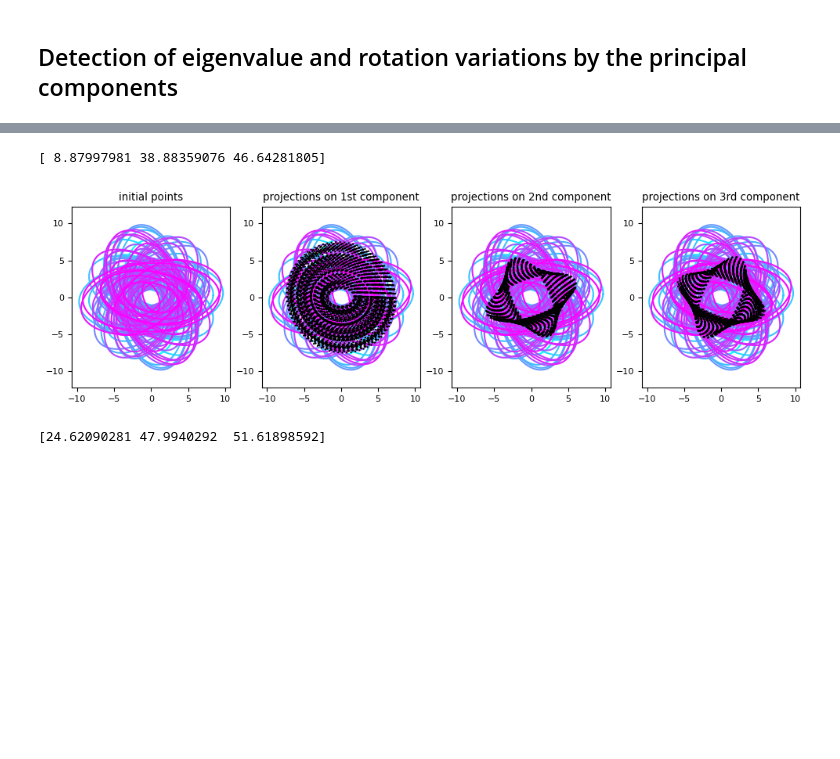
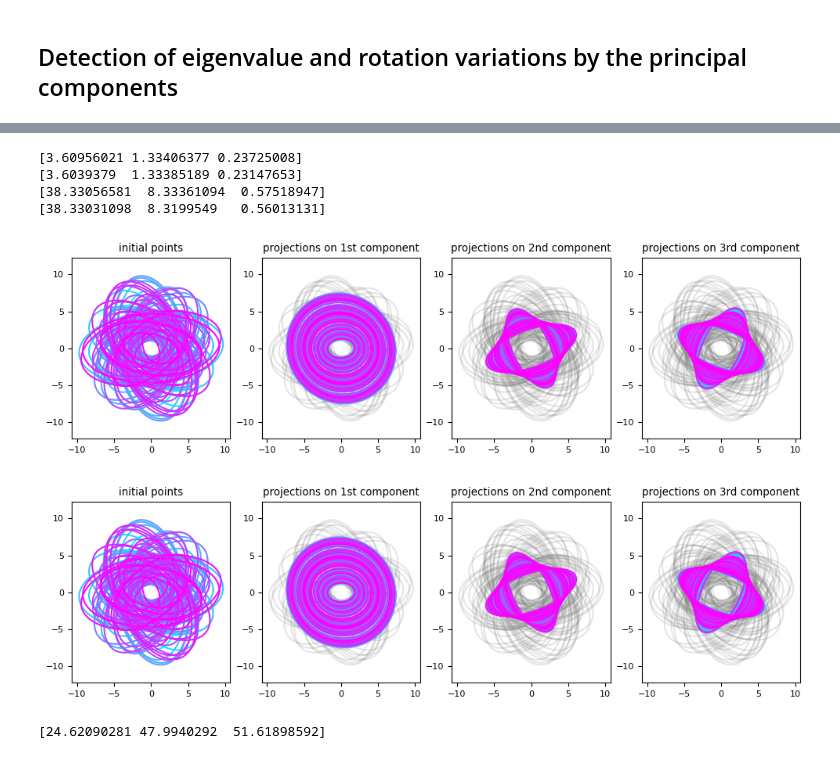
Before and after one commit to alebrigant/bures-wasserstein-gpca, a Jupyter notebook: examples/pga_and_spectral_decomposition.ipynb, the cells around one changed output, grey strips where cells are left out. Cells and saved outputs as stored; diff of their text form; code cells hidden in the pictures; blank space fills up the shorter version.

```diff
--- a/examples/pga_and_spectral_decomposition.ipynb
+++ b/examples/pga_and_spectral_decomposition.ipynb
@@ -17,12 +19,13 @@ from tools.compute import make_rotation_2d
 
 The Bures Wasserstein distance between two SPD matrices that are diagonalizable in the same orthonormal basis is the Euclidean distance between the vectors of their eigenvalues square roots. Thus we verify that PGA on a set of SPD matrices that are diagonalizable in the same basis is equivalent to Euclidean PCA on their eigenvalues square roots. We randomly generate diagonal SPD matrices, perform PGA and plot the results. Each SPD matrix is represented by the image of the circle by the linear transformation of the plane induced by the matrix, i.e., an ellipse.
 # %%
-n_points = 50
-seig_1 = np.random.uniform(high=2, size=n_points)
-seig_2 = np.random.uniform(high=1, size=n_points)
-eig_1 = seig_1 ** 2
-eig_2 = seig_2 ** 2
-points_spd = np.stack([np.diag([eig_1i, eig_2i]) for (eig_1i, eig_2i) in zip(eig_1, eig_2)])
+dim = 2
+n = 9
+e1 = np.linspace(1., np.sqrt(3), n)
+e2 = np.linspace(1., np.sqrt(2), n)
+ee = np.meshgrid(e1, e2)
+eig_sq_roots = np.stack(ee).T.reshape((n ** 2, dim))
+points_spd = np.stack([np.diag(eig_sq_roots[i] ** 2) for i in range(n**2)])
 # %%
 pga = BuresWassersteinPGA(dim=2).fit(points_spd)
 print(pga['message'])
@@ -97,6 +131,9 @@ def pga_with_respect_to_spectral_decomposition(n_points, eig_min, eig_max, angle
     points_spd = np.stack([rot @ diag_mat @ rot.T for (rot, diag_mat) in zip(rotations, diag_mats)])
 
     pca = BuresWassersteinPGA(2).fit(points_spd)
-    plot_results(points_spd, pca)
-    return pca
+    plot_results_1(points_spd, pca)
+
+    tpca = BuresWassersteinTPCA().fit(points_spd)
+    plot_results_1(points_spd, tpca)
+    return pca, tpca, points_spd
 # %%
@@ -124,18 +172,25 @@ pca_2 = pga_with_respect_to_spectral_decomposition(
 # %%
-print(pca_2['costs'])
+print(pca_1['variances'])
+print(tpca_1['variances'][:3])
+print(pca_2['variances'])
+print(tpca_2['variances'][:3])
 # %% [output]
-[ 8.87997981 38.88359076 46.64281805]
+[3.60956021 1.33406377 0.23725008]
+[3.6039379  1.33385189 0.23147653]
+[38.33056581  8.33361094  0.57518947]
+[38.33031098  8.3199549   0.56013131]
 # %%
-pca_3 = pga_with_respect_to_spectral_decomposition(
+pca_3, tpca_3 = pga_with_respect_to_spectral_decomposition(
     n_points=100,
     eig_min=1.,
     eig_max=5.,
     angle_min=-np.pi/2,
     angle_max=np.pi/2,
     seed=1,
 )
 # %% [output]
-[figure, old version]
+[figure, new version]
+[figure, added]
 # %%
 print(pca_3['costs'])
 # %% [output]
```
Also changed, not shown: parts of 17 cells of this notebook, 7 other files.
